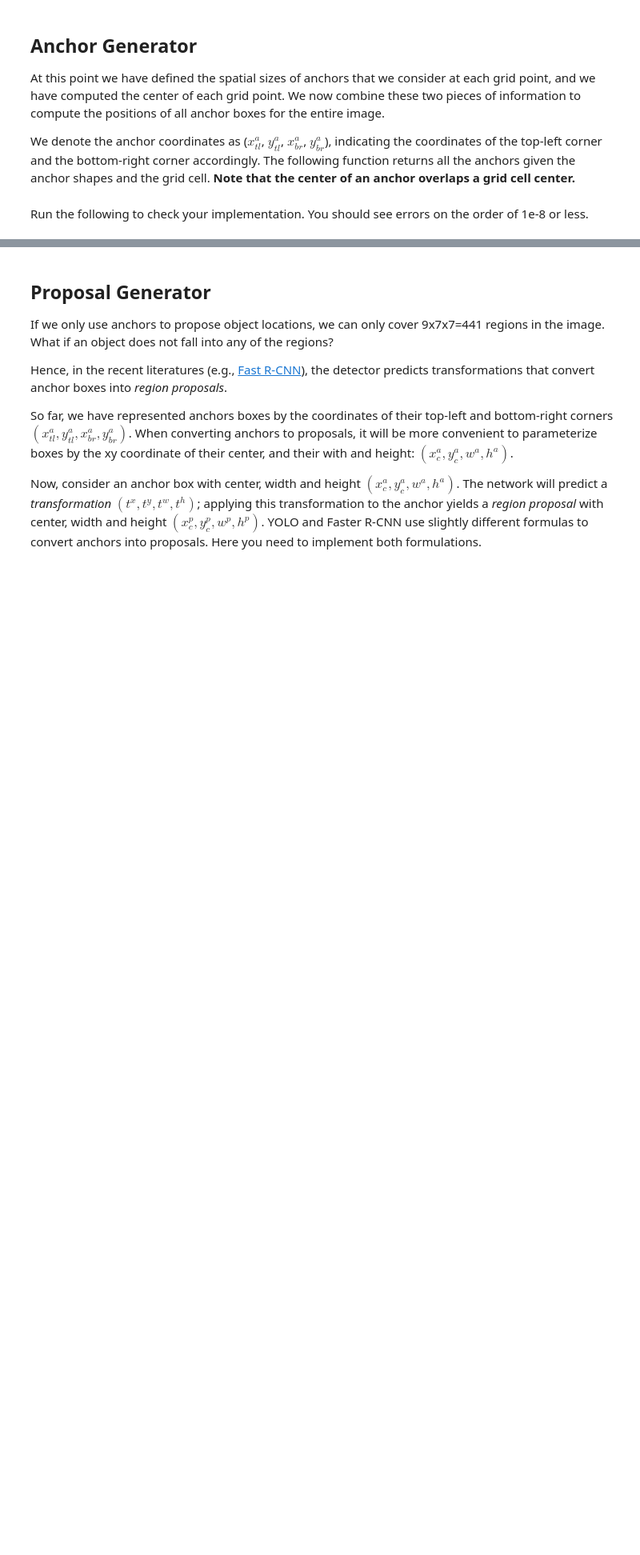
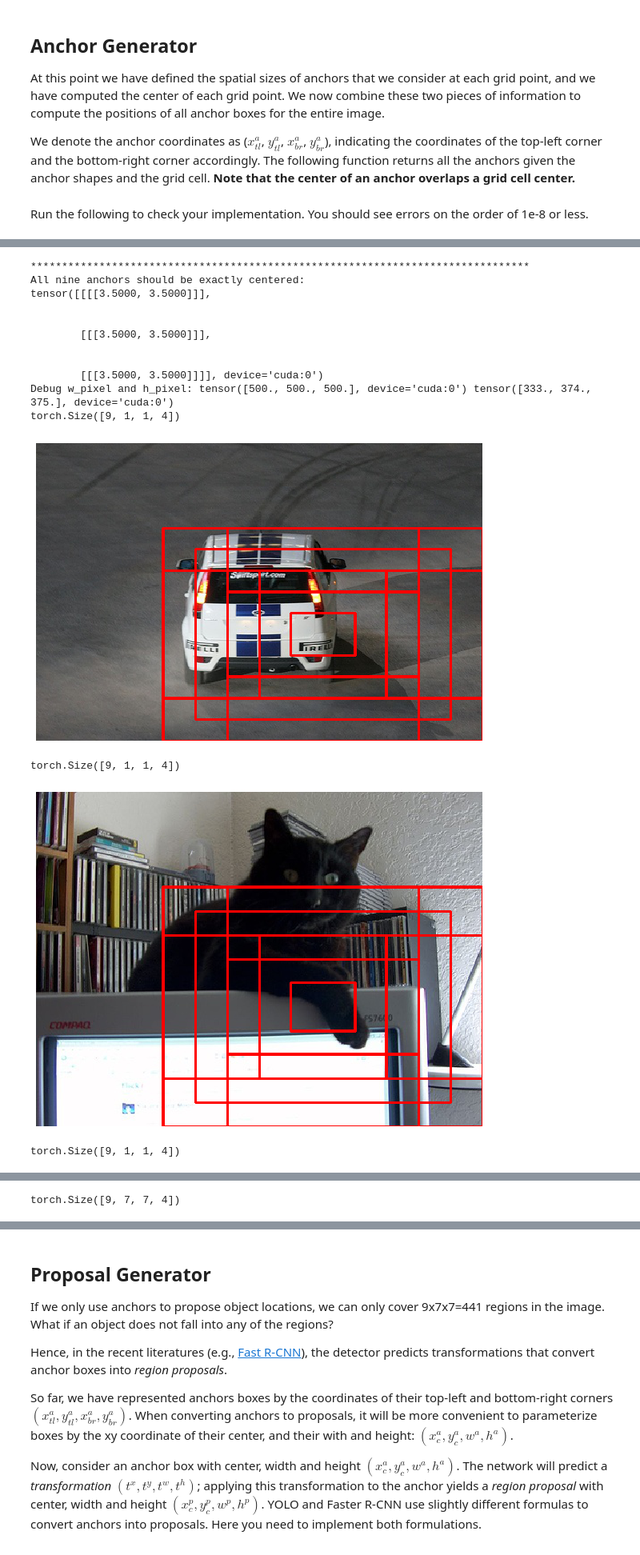
Before and after one commit to Sundragon1993/CS231n_2020, a Jupyter notebook: Single_stage_detector_yolo.ipynb, the cells around one changed output, grey strips where cells are left out. Shown at 80% size. Saved outputs shown, nothing was run; the diff lists cells and outputs as text; code cells hidden in the pictures; blank space fills up the shorter version.

```diff
--- a/Single_stage_detector_yolo.ipynb
+++ b/Single_stage_detector_yolo.ipynb
@@ -567,7 +620,20 @@ def GenerateAnchor(anc, grid):
   # generate all the anchor coordinates for each image. Support batch input.   #
   ##############################################################################
   # Replace "pass" statement with your code
-  pass
+  A = len(anc)
+  B,H_,W_,_ = grid.shape
+  anchors = torch.zeros((B,A,H_,W_,4),dtype=grid.dtype,device=grid.device).fill_(-1)
+  for b in range(B):
+    for a in range(A):
+      w_anchor, h_anchor = anc[a]
+      for w in range(W_):
+        for h in range(H_):
+          center_x, center_y = grid[b,h,w]
+          x_tl = center_x-w_anchor/2
+          y_tl = center_y-h_anchor/2
+          x_br = center_x+w_anchor/2
+          y_br = center_y+h_anchor/2
+          anchors[b,a,h,w] = torch.tensor((x_tl, y_tl, x_br, y_br))
   ##############################################################################
   #                               END OF YOUR CODE                             #
   ##############################################################################
@@ -596,15 +664,32 @@ print('rel error: ', rel_error(expected_anc_list_mean, anc_list[0, [1,3,6,8], ::
 # %%
 # visualization
 print('*'*80)
 print('All nine anchors should be exactly centered:')
-anc_list = GenerateAnchor(anchor_list, grid_list[:, 3:4, 3:4])
+print(grid_list[:,3:4,3:4])
+anc_list = GenerateAnchor(anchor_list, grid_list[:, 4:5, 4:5])
 for img, anc in zip(img_list, coord_trans(anc_list, w_list, h_list)):
   print(anc.shape)
   data_visualizer(img, idx_to_class, anc.reshape(-1, 4))
 
 print('*'*80)
 print('All anchors of the image (cluttered):')
 anc_list = GenerateAnchor(anchor_list, grid_list) # all
 for img, anc in zip(img_list, coord_trans(anc_list, w_list, h_list)):
   print(anc.shape)
   data_visualizer(img, idx_to_class, anc.reshape(-1, 4))
+# %% [output]
+********************************************************************************
+All nine anchors should be exactly centered:
+tensor([[[[3.5000, 3.5000]]],
+
+
+        [[[3.5000, 3.5000]]],
+
+
+        [[[3.5000, 3.5000]]]], device='cuda:0')
+Debug w_pixel and h_pixel: tensor([500., 500., 500.], device='cuda:0') tensor([333., 374., 375.], device='cuda:0')
+torch.Size([9, 1, 1, 4])
+[figure, added]
+torch.Size([9, 1, 1, 4])
+[figure, added]
+torch.Size([9, 1, 1, 4])
@@ -610,0 +702 @@ for img, anc in zip(img_list, coord_trans(anc_list, w_list, h_list)):
+torch.Size([9, 7, 7, 4])
```
Also changed, not shown: parts of 11 cells of this notebook.
